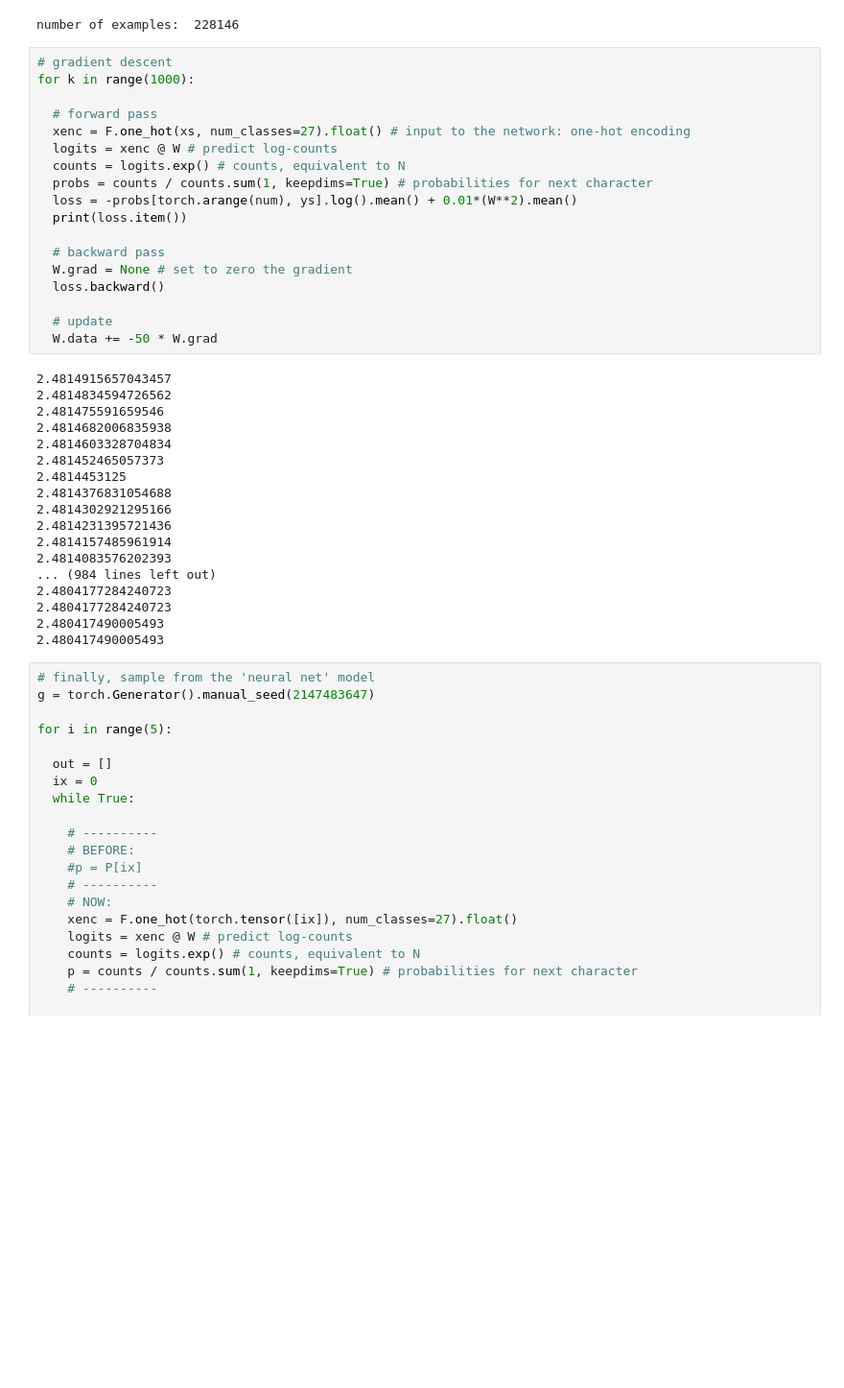
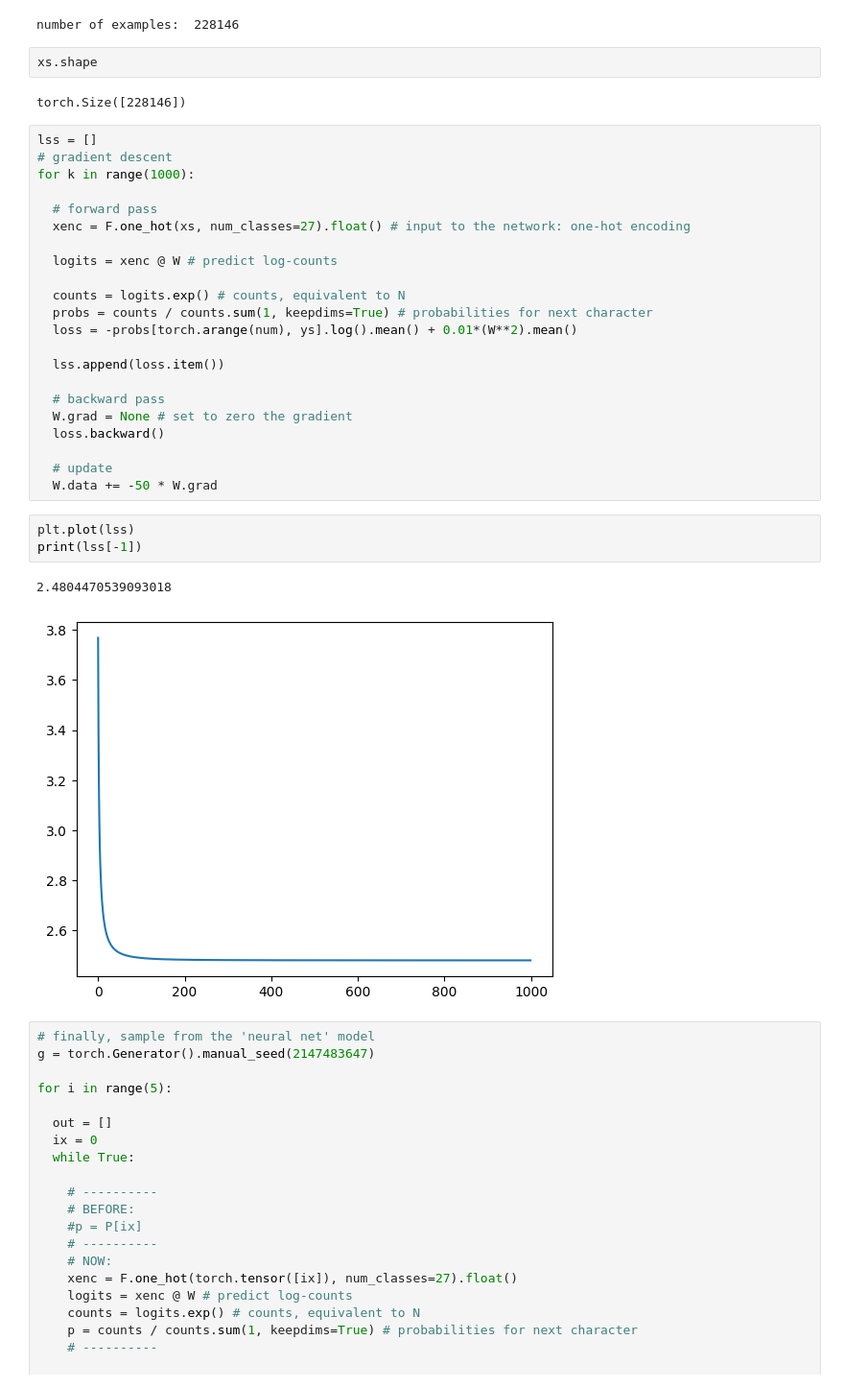
Before and after one commit to JuliGTV/nn-zero-to-hero, a Jupyter notebook: lectures/makemore/makemore_part1_bigrams.ipynb, the cells around one changed output. Shown: that part at 96% size. Drawn from its saved outputs; the diff is of its cells as text; blank space fills up the shorter version.

```diff
--- a/lectures/makemore/makemore_part1_bigrams.ipynb
+++ b/lectures/makemore/makemore_part1_bigrams.ipynb
@@ -452,17 +452,25 @@ g = torch.Generator().manual_seed(2147483647)
 W = torch.randn((27, 27), generator=g, requires_grad=True)
 # %% [output]
 number of examples:  228146
+# %%
+xs.shape
+# %% [output]
+torch.Size([228146])
 # %%
+lss = []
 # gradient descent
 for k in range(1000):
 
   # forward pass
   xenc = F.one_hot(xs, num_classes=27).float() # input to the network: one-hot encoding
+
   logits = xenc @ W # predict log-counts
+
   counts = logits.exp() # counts, equivalent to N
   probs = counts / counts.sum(1, keepdims=True) # probabilities for next character
   loss = -probs[torch.arange(num), ys].log().mean() + 0.01*(W**2).mean()
-  print(loss.item())
+
+  lss.append(loss.item())
 
   # backward pass
   W.grad = None # set to zero the gradient
@@ -470,24 +478,12 @@ for k in range(1000):
 
   # update
   W.data += -50 * W.grad
-# %% [output]
-2.4814915657043457
-2.4814834594726562
-2.481475591659546
-2.4814682006835938
-2.4814603328704834
-2.481452465057373
-2.4814453125
-2.4814376831054688
-2.4814302921295166
-2.4814231395721436
-2.4814157485961914
-2.4814083576202393
-... (984 lines left out)
-2.4804177284240723
-2.4804177284240723
-2.480417490005493
-2.480417490005493
+# %%
+plt.plot(lss)
+print(lss[-1])
+# %% [output]
+2.4804470539093018
+[figure, added]
 # %%
 # finally, sample from the 'neural net' model
 g = torch.Generator().manual_seed(2147483647)
```
Also changed, not shown: parts of 9 cells of this notebook.
